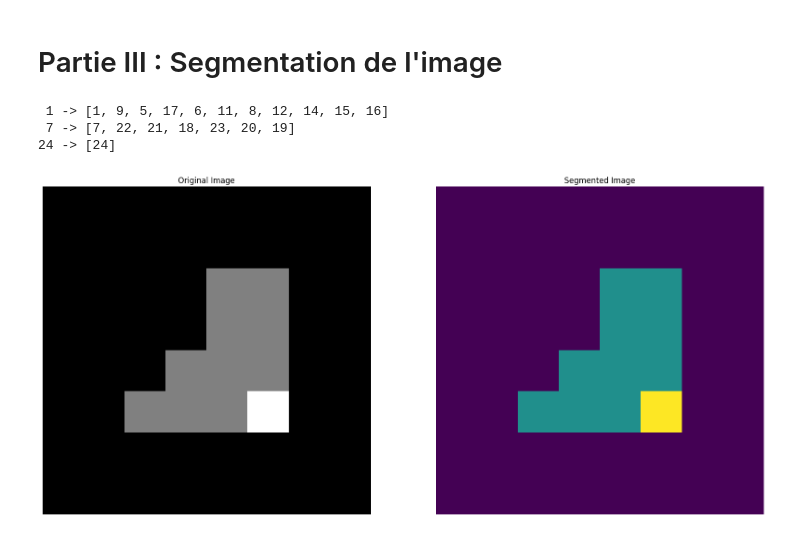
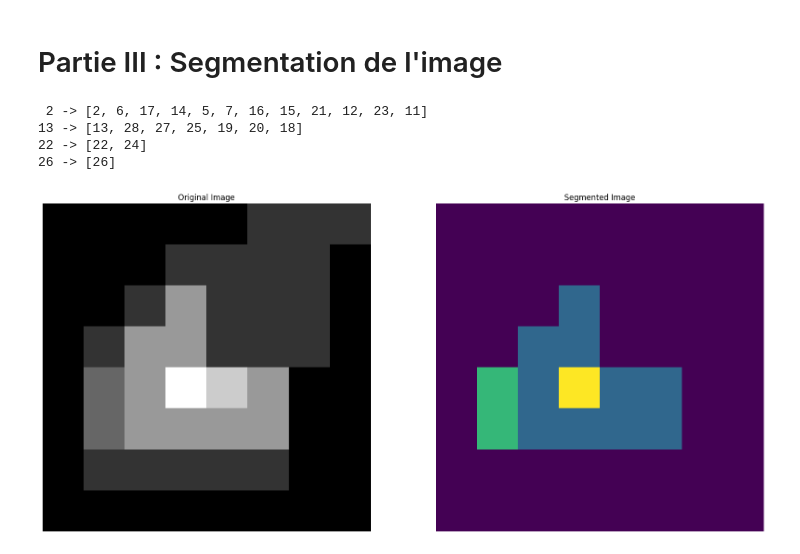
Before and after one commit to akef215/image_processing, a Jupyter notebook: RAG_demo.ipynb, the cells around one changed output. Cells and saved outputs as stored; diff of their text form; code cells hidden in the pictures.

```diff
--- a/RAG_demo.ipynb
+++ b/RAG_demo.ipynb
@@ -4,18 +4,16 @@ import numpy as np
 import matplotlib.pyplot as plt
 # %%
 img = np.array([
-    [0, 0, 0, 0, 0, 0, 0, 0],
-    [0, 0, 0, 0, 0, 0, 0, 0],
-    [0, 0, 0, 0, 127, 127, 0, 0],
-    [0, 0, 0, 0, 127, 127, 0, 0],
-    [0, 0, 0, 127, 127, 127, 0, 0],
-    [0, 0, 127, 127, 127, 255, 0, 0],
-    [0, 0, 0, 0, 0, 0, 0, 0],
+    [0, 0, 0, 0, 0, 5, 5, 5],
+    [0, 0, 0, 5, 5, 5, 5, 0],
+    [0, 0, 5, 15, 5, 5, 5, 0],
+    [0, 5, 15, 15, 5, 5, 5, 0],
+    [0, 10, 15, 25, 20, 15, 0, 0],
+    [0, 10, 15, 15, 15, 15, 0, 0],
+    [0, 5, 5, 5, 5, 5, 0, 0],
     [0, 0, 0, 0, 0, 0, 0, 0]
     ], dtype=int)
 
-img = plt.imread("img/musc.bmp")
-print(img.shape)
 plt.title("Image d'origine")
 plt.axis('off')
 plt.imshow(img, cmap='gray')
@@ -88,51 +108,19 @@ Le dictionnaire d'adjacence du RAG :
 # %%
 # L'arbre contient la trace de notre travail
 # elle fera le travail d'index danse
 for node in graphe.get_adj_dict():
     print(f"{node:2} -> {graphe.get_segment_components(node)}")
 
-r, c = graphe.img_.shape
-steps = []
-
-for i in range(graphe.profondeur_global()):
-    steps.append((r/2**(i+1), c/2**(i+1)))
-
-def build_offset_mat(step_x, step_y):
-    return np.vstack([step_x*np.array([0, 0, 1, 1]), step_y*np.array([0, 1, 0, 1])]).T.astype(int)
-
-def child_rank(node):
-    return node.parent.children.index(node)
-
-def unhash(i):
-    if i == 0:
-        return 0, img.shape[0], 0, img.shape[1]
-    node = graphe.get_node(graphe.quad_tree_, str(i))
-    ancestors = graphe.parent_at_level(node)[1]
-    pos = np.array([0, 0], dtype=int)
-    for i in range(len(ancestors)):
-        node = graphe.get_node(graphe.quad_tree_, str(ancestors[i]))
-        offset = build_offset_mat(*steps[i])
-        pos = pos + offset[child_rank(node)]
-
-    dI = build_offset_mat(*steps[len(ancestors)-1])[3]
-    return pos[0], pos[0]+dI[0], pos[1], pos[1]+dI[1]
-
-img_ = np.zeros(shape=img.shape)
-cpt = 1
-for i in graphe.adj_dict_:
-    for node in graphe.get_segment_components(i):
-        x_i, x_f, y_i, y_f = unhash(node)
-        img_[x_i:x_f, y_i:y_f] = cpt
-    cpt += 1
-
+segmented_img = graphe.launch_segmentation()
 plt.figure(figsize=(20, 40))
 plt.subplot(121), plt.title("Original Image"), plt.axis('off')
-plt.imshow(img_, cmap='gray')
+plt.imshow(img, cmap='gray')
 plt.subplot(122), plt.title("Segmented Image"), plt.axis('off')
-plt.imshow(img)
+plt.imshow(segmented_img)
 plt.show()
 # %% [output]
- 1 -> [1, 9, 5, 17, 6, 11, 8, 12, 14, 15, 16]
- 7 -> [7, 22, 21, 18, 23, 20, 19]
-24 -> [24]
+ 2 -> [2, 6, 17, 14, 5, 7, 16, 15, 21, 12, 23, 11]
+13 -> [13, 28, 27, 25, 19, 20, 18]
+22 -> [22, 24]
+26 -> [26]
-[figure, old version]
+[figure, new version]
```
Also changed, not shown: parts of 4 cells of this notebook.
